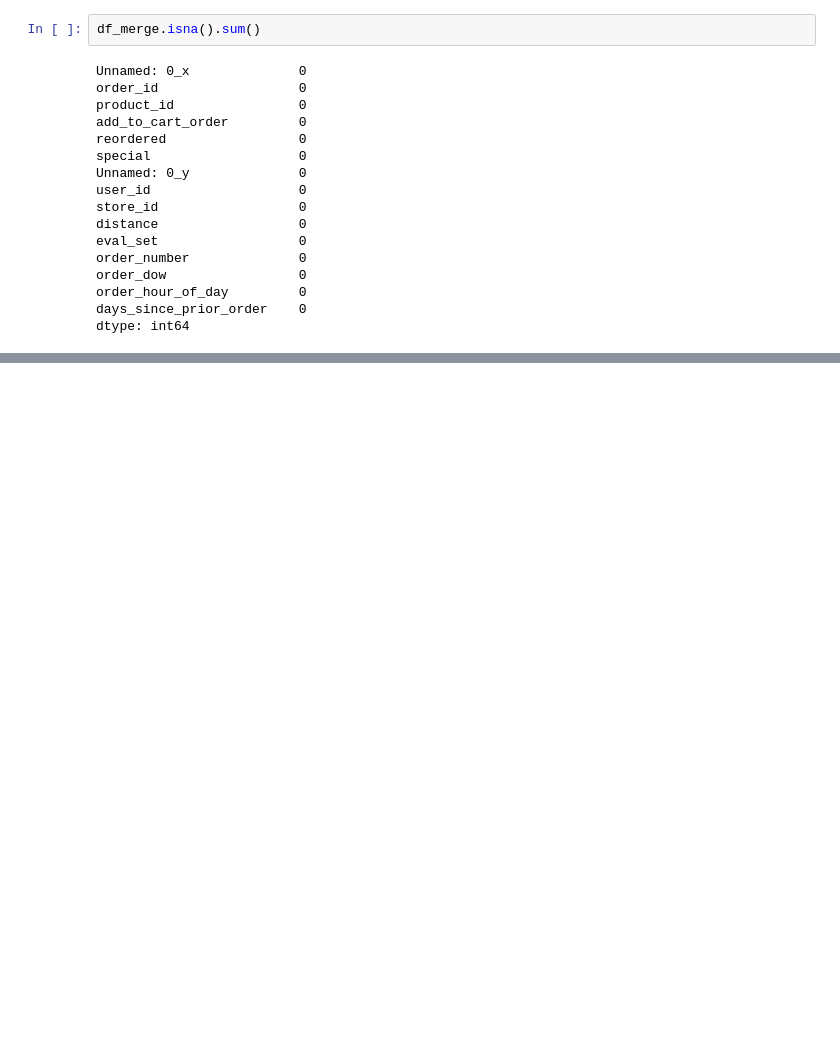
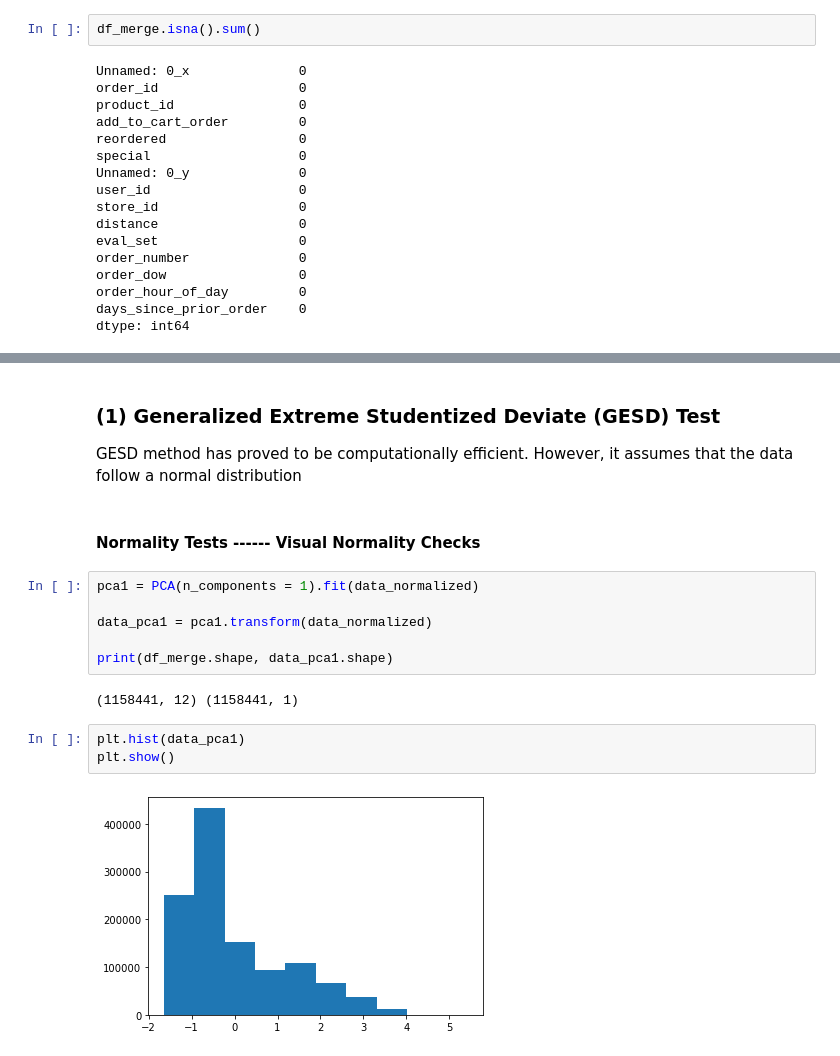
Before and after one commit to ireydiak/fraud_detection, a Jupyter notebook: TP2/Wanlin/preprocessing.ipynb, the cells around one changed output, grey strips where cells are left out. Drawn from its saved outputs; the diff is of its cells as text; blank space fills up the shorter version.

```diff
--- a/TP2/Wanlin/preprocessing.ipynb
+++ b/TP2/Wanlin/preprocessing.ipynb
@@ -98,0 +182,19 @@ df_merge.shape
+# %% [markdown]
+### (1) Generalized Extreme Studentized Deviate (GESD) Test
+GESD method has proved to be computationally efficient.
+However, it assumes that the data follow a normal distribution
+# %% [markdown]
+#### Normality Tests ------ Visual Normality Checks
+# %%
+pca1 = PCA(n_components = 1).fit(data_normalized)
+
+data_pca1 = pca1.transform(data_normalized)
+
+print(df_merge.shape, data_pca1.shape)
+# %% [output]
+(1158441, 12) (1158441, 1)
+# %%
+plt.hist(data_pca1)
+plt.show()
+# %% [output]
+[figure, added]
```
Also changed, not shown: parts of 29 cells of this notebook, 3 other files.
